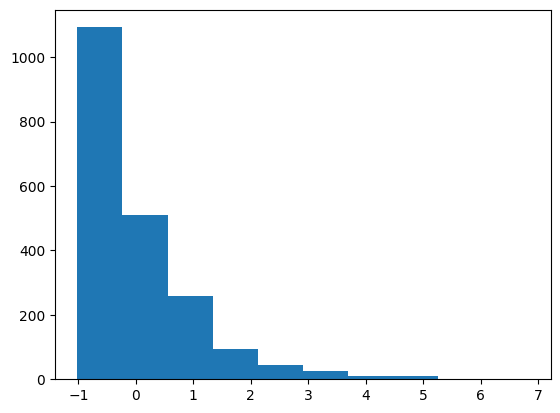
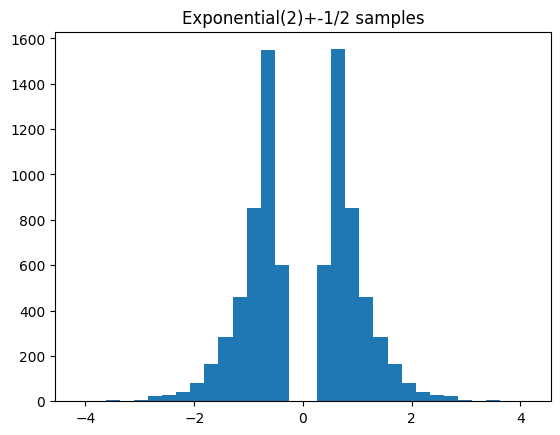
Unified diff of the notebook cell whose output changed from the first chart to the second:
--- before
+++ after
@@ -1,10 +1,13 @@
+
 from matplotlib import pyplot as plt
 import torch
 true_dist = torch.distributions.Exponential(2)
 
-x = true_dist.sample((2048,1))
+x = true_dist.sample((4096,1))
+x=torch.concat([x+1/2,-x-1/2],0)
 
 x-=x.mean()
 x/=x.std()
 
-plt.hist(x)
+plt.hist(x,bins=32)
+plt.title("Exponential(2)+-1/2 samples")

Commit: Update plots and stuff